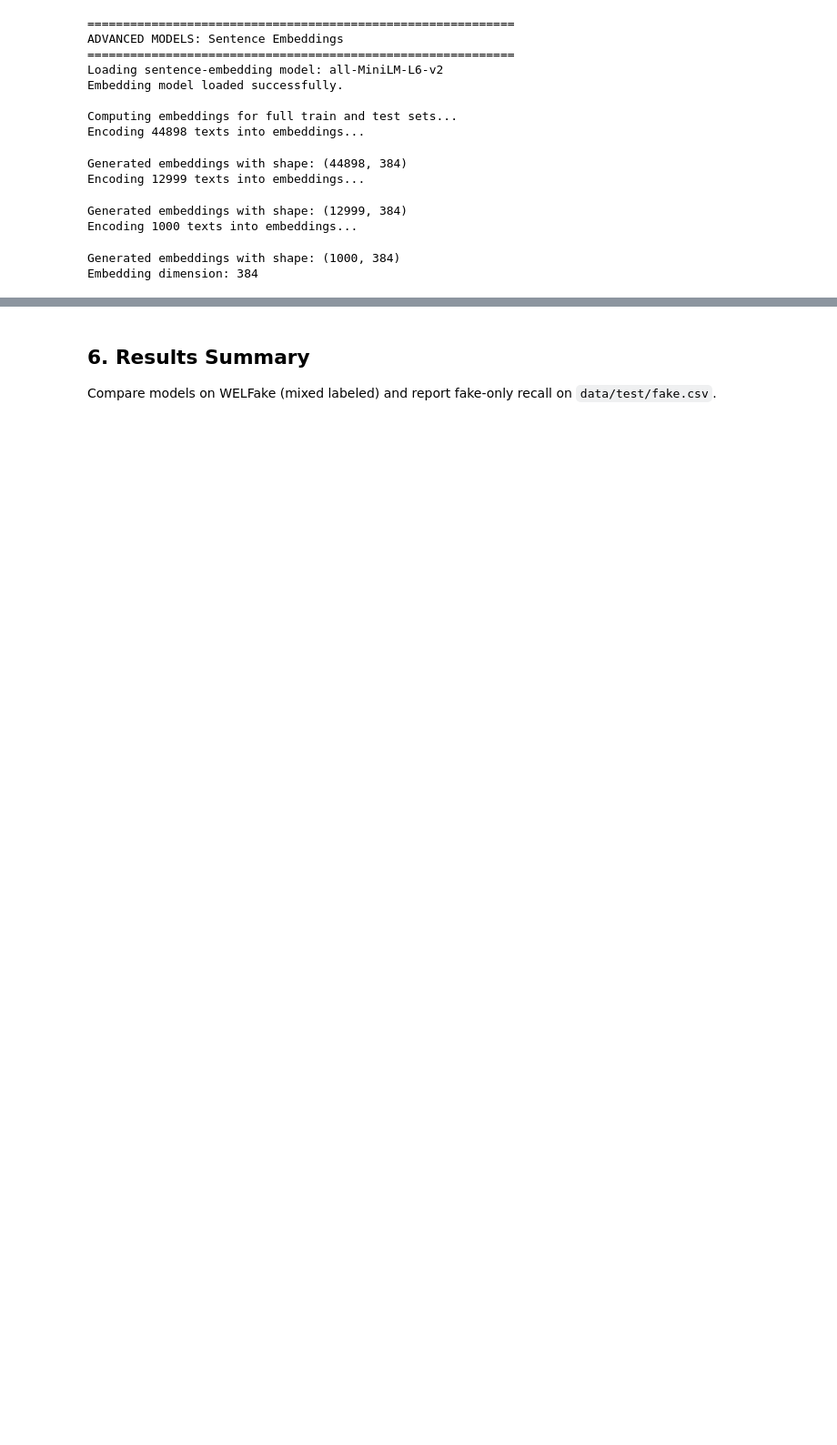
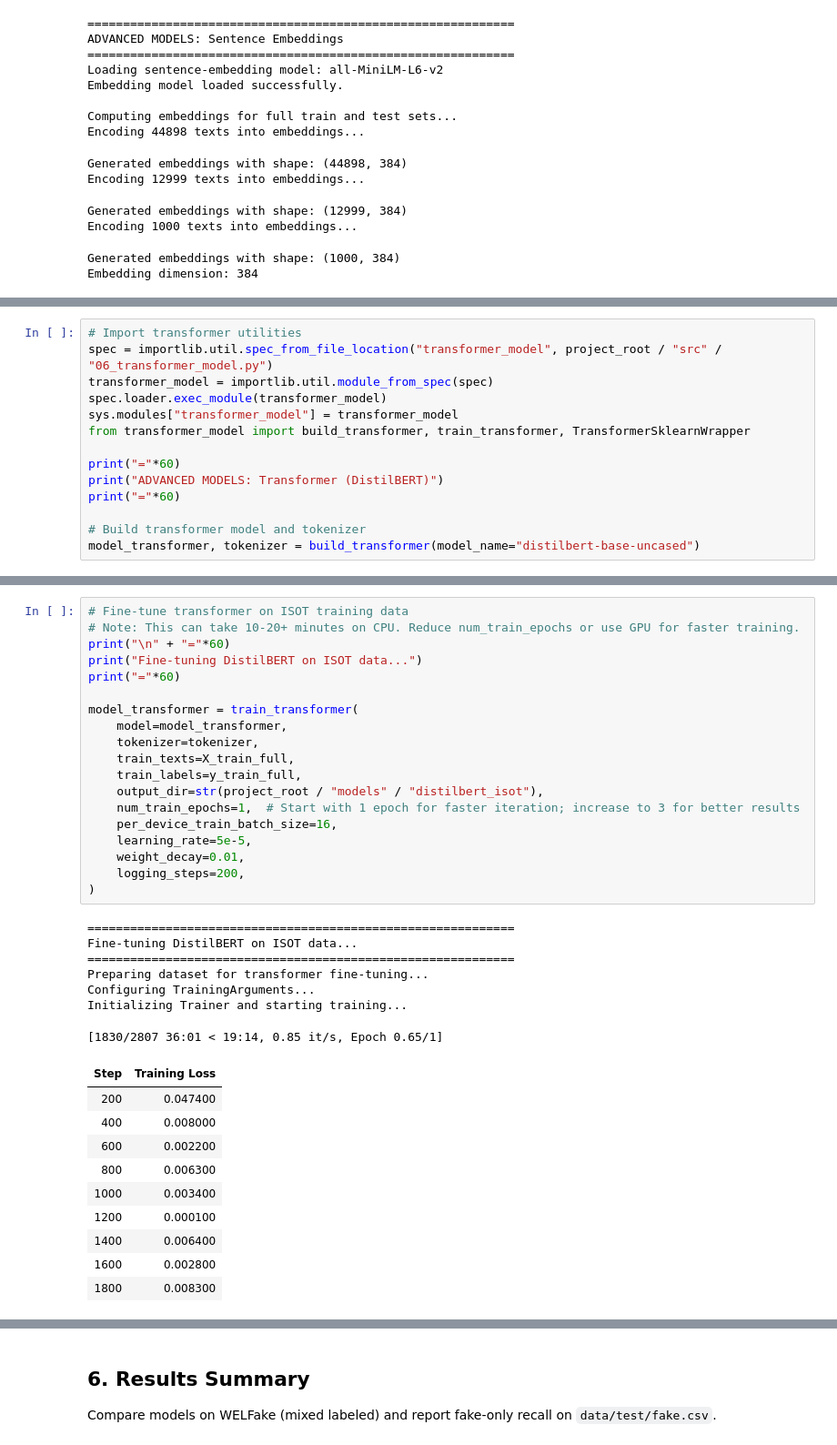
Before and after one commit to gmdjunaid/robust-news-classification, a Jupyter notebook: notebooks/08_main_experiments.ipynb, the cells around one changed output, grey strips where cells are left out. Shown at 91% size. Drawn from its saved outputs; the diff is of its cells as text; blank space fills up the shorter version.

Commit message:
Implemented transformer model testing, updated notes.md, and 06 and 07 to reflect changes, added a requirements.txt file for proper jupyter lab functionality

```diff
--- a/notebooks/08_main_experiments.ipynb
+++ b/notebooks/08_main_experiments.ipynb
@@ -346,0 +380,14 @@ Embedding model: total=12999, false_negatives=3235, fake_recall=0.7511
+# %%
+# Import transformer utilities
+spec = importlib.util.spec_from_file_location("transformer_model", project_root / "src" / "06_transformer_model.py")
+transformer_model = importlib.util.module_from_spec(spec)
+spec.loader.exec_module(transformer_model)
+sys.modules["transformer_model"] = transformer_model
+from transformer_model import build_transformer, train_transformer, TransformerSklearnWrapper
+
+print("="*60)
+print("ADVANCED MODELS: Transformer (DistilBERT)")
+print("="*60)
+
+# Build transformer model and tokenizer
+model_transformer, tokenizer = build_transformer(model_name="distilbert-base-uncased")
@@ -346,0 +402,37 @@ Embedding model: total=12999, false_negatives=3235, fake_recall=0.7511
+# %%
+# Fine-tune transformer on ISOT training data
+# Note: This can take 10-20+ minutes on CPU. Reduce num_train_epochs or use GPU for faster training.
+print("\n" + "="*60)
+print("Fine-tuning DistilBERT on ISOT data...")
+print("="*60)
+
+model_transformer = train_transformer(
+    model=model_transformer,
+    tokenizer=tokenizer,
+    train_texts=X_train_full,
+    train_labels=y_train_full,
+    output_dir=str(project_root / "models" / "distilbert_isot"),
+    num_train_epochs=1,  # Start with 1 epoch for faster iteration; increase to 3 for better results
+    per_device_train_batch_size=16,
+    learning_rate=5e-5,
+    weight_decay=0.01,
+    logging_steps=200,
+)
+# %% [output]
+============================================================
+Fine-tuning DistilBERT on ISOT data...
+============================================================
+Preparing dataset for transformer fine-tuning...
+Configuring TrainingArguments...
+Initializing Trainer and starting training...
+[1830/2807 36:01 < 19:14, 0.85 it/s, Epoch 0.65/1]
+| Step | Training Loss |
+| 200 | 0.047400 |
+| 400 | 0.008000 |
+| 600 | 0.002200 |
+| 800 | 0.006300 |
+| 1000 | 0.003400 |
+| 1200 | 0.000100 |
+| 1400 | 0.006400 |
+| 1600 | 0.002800 |
+| 1800 | 0.008300 |
```
Also changed, not shown: parts of 13 cells of this notebook, 5 other files.
